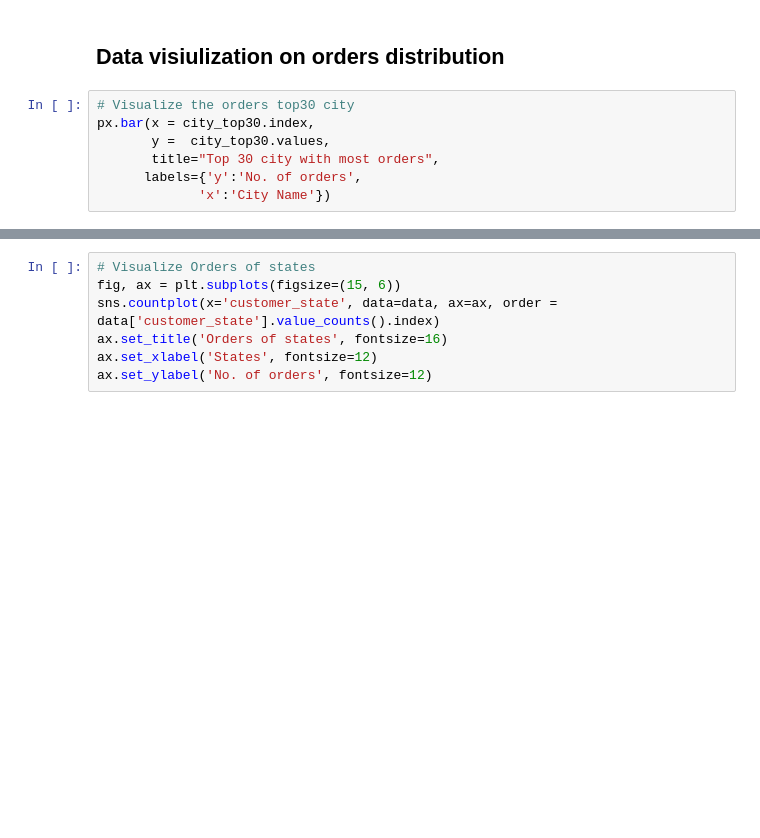
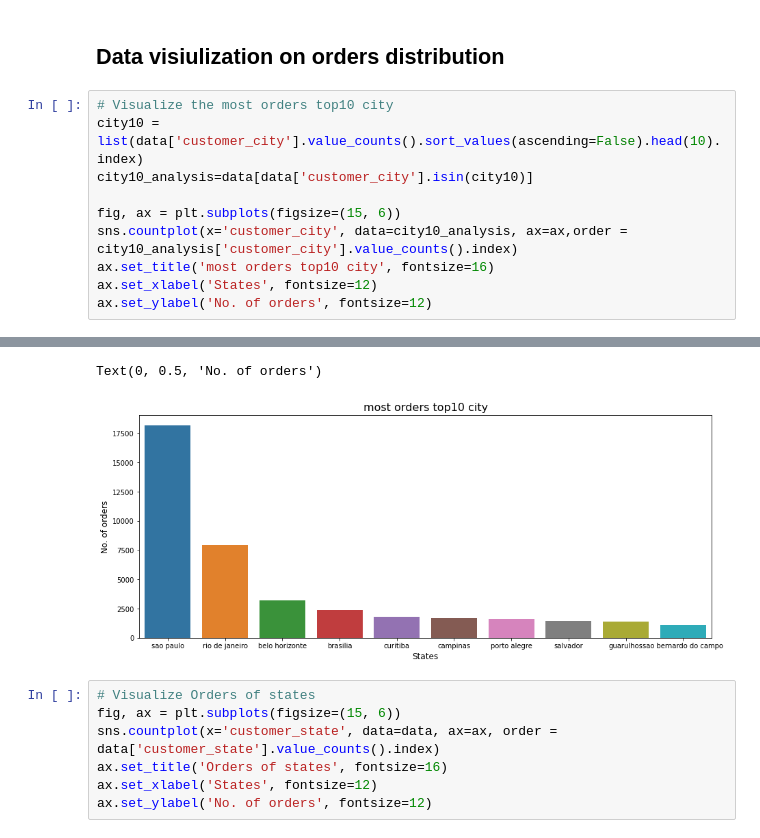
Before and after one commit to jiejian925/Data-Analysis, a Jupyter notebook: Delivery Analysis by Python.ipynb, the cells around one changed output, grey strips where cells are left out. Saved outputs shown, nothing was run; the diff lists cells and outputs as text; blank space fills up the shorter version.

```diff
--- a/Delivery Analysis by Python.ipynb
+++ b/Delivery Analysis by Python.ipynb
@@ -186,10 +186,13 @@ Name: customer_city, dtype: int64
 # %% [markdown]
 ## Data visiulization on orders distribution
 # %%
-# Visualize the orders top30 city
-px.bar(x = city_top30.index,
-       y =  city_top30.values,
-       title="Top 30 city with most orders",
-      labels={'y':'No. of orders',
-             'x':'City Name'})
+# Visualize the most orders top10 city
+city10 = list(data['customer_city'].value_counts().sort_values(ascending=False).head(10).index)
+city10_analysis=data[data['customer_city'].isin(city10)]
+
+fig, ax = plt.subplots(figsize=(15, 6))
+sns.countplot(x='customer_city', data=city10_analysis, ax=ax,order = city10_analysis['customer_city'].value_counts().index)
+ax.set_title('most orders top10 city', fontsize=16)
+ax.set_xlabel('States', fontsize=12)
+ax.set_ylabel('No. of orders', fontsize=12)
 # %% [output]
@@ -198,3 +199,5 @@ px.bar(x = city_top30.index,
+Text(0, 0.5, 'No. of orders')
+[figure, added]
 # %%
 # Visualize Orders of states
 fig, ax = plt.subplots(figsize=(15, 6))
```
Also changed, not shown: parts of 11 cells of this notebook.
